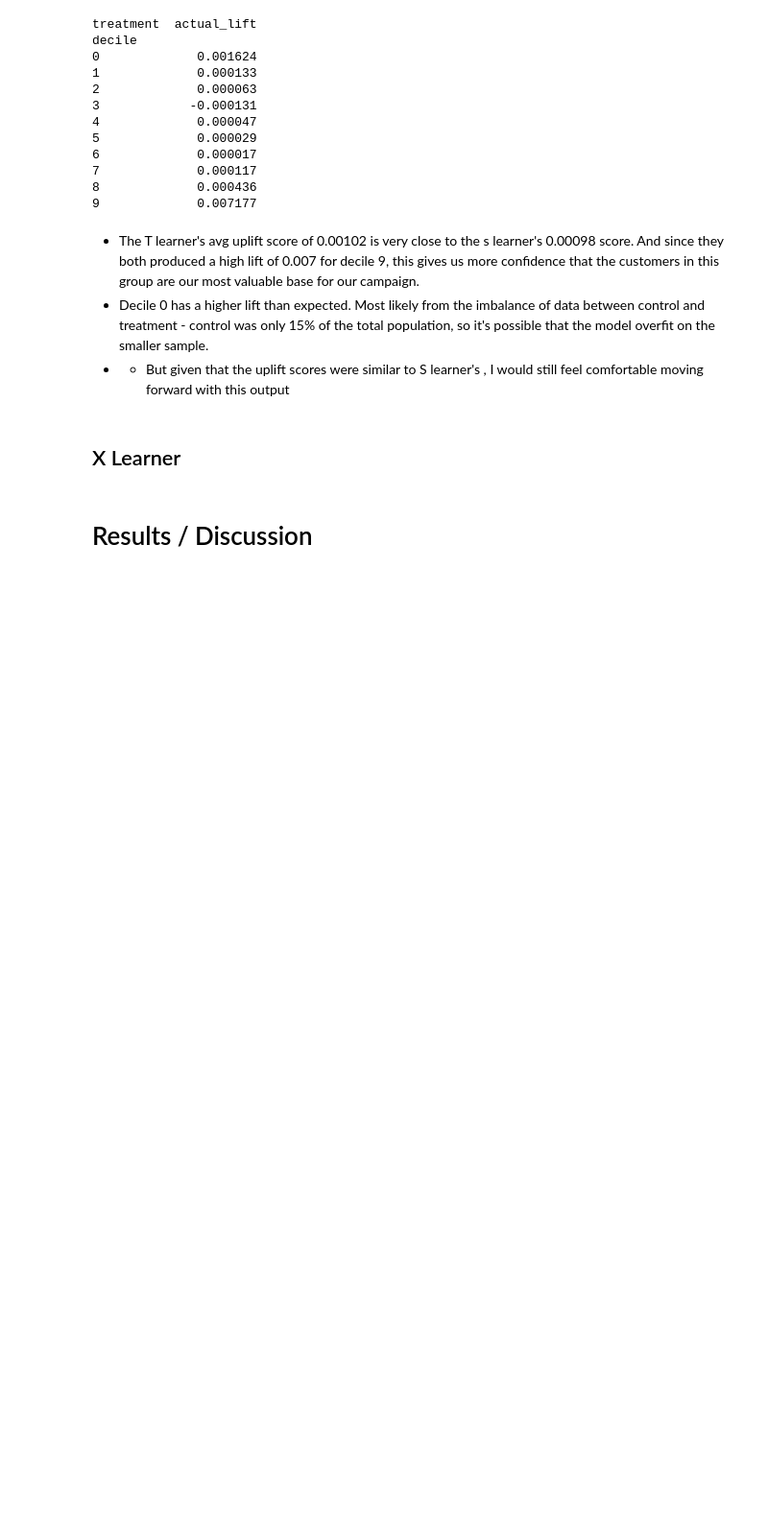
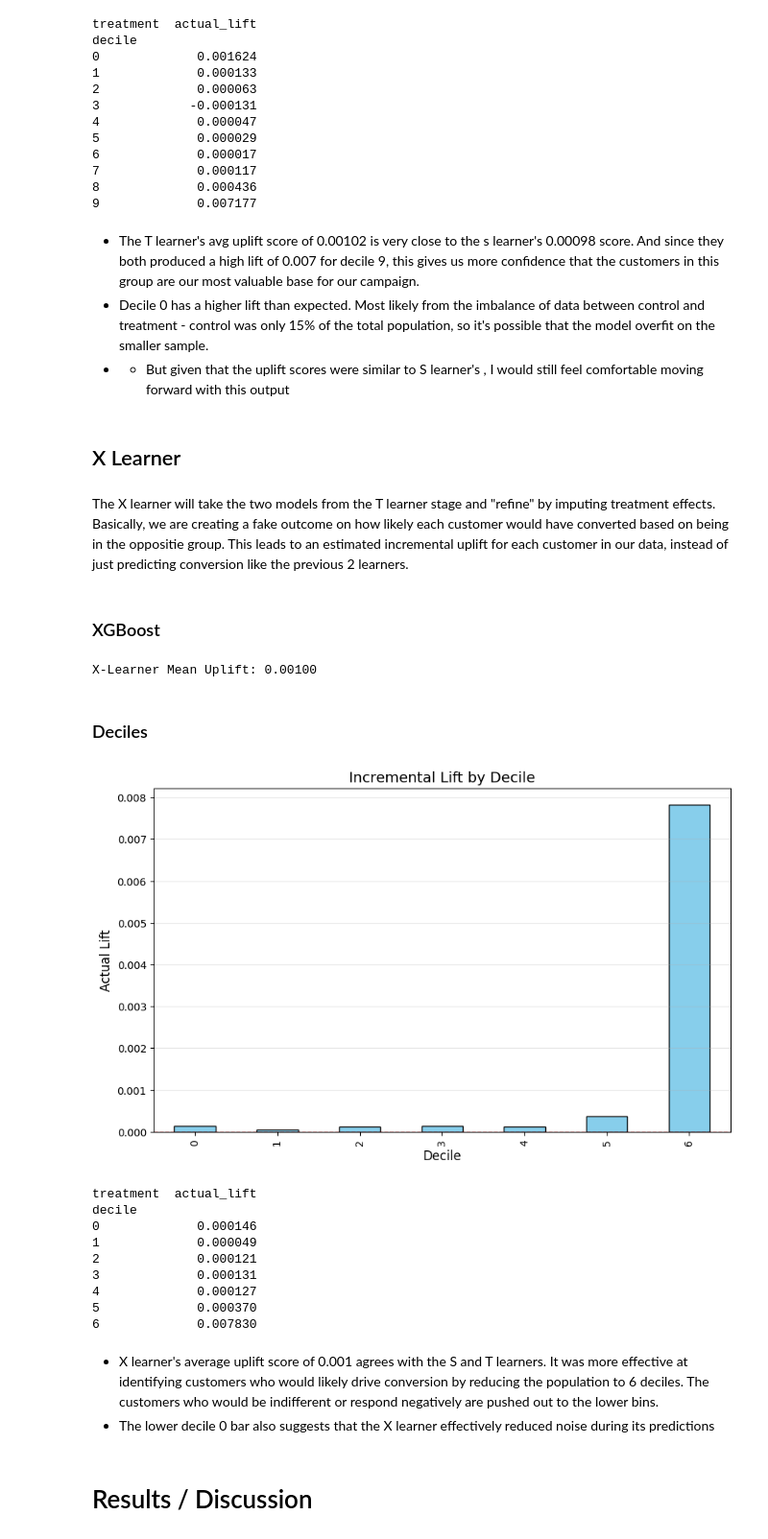
Before and after one commit to anicholson6/Personal-Portfolio, a Jupyter notebook: uplift-models/Criteo_Uplift_Model.ipynb, the cells around one changed output. Shown: that part at 96% size. Drawn from its saved outputs; the diff is of its cells as text; code cells hidden in the pictures; blank space fills up the shorter version.

Commit message:
x- learner and results

```diff
--- a/uplift-models/Criteo_Uplift_Model.ipynb
+++ b/uplift-models/Criteo_Uplift_Model.ipynb
@@ -364,5 +365,79 @@ decile
 * * But given that the uplift scores were similar to S learner's , I would still feel comfortable moving forward with this output
 # %% [markdown]
 ## X Learner
+# %% [markdown]
+The X learner will take the two models from the T learner stage and "refine" by imputing treatment effects. Basically, we are creating a fake outcome on how likely each customer would have converted based on being in the oppositie group. This leads to an estimated incremental uplift for each customer in our data, instead of just predicting conversion like the previous 2 learners.
+# %% [markdown]
+### XGBoost
+# %%
+# use train/test data and models from t learner section
+# still sue treatement - control
+
+# Treatment Group: Actual - Control Model prediction
+X_treat = X_train[X_train['treatment'] == 1][features]
+y_treat = y_train[X_train['treatment'] == 1]
+D_treat = y_treat - model_c.predict_proba(X_treat)[:, 1]
+
+# Control Group: Treatment Model prediction - Actual
+X_ctrl = X_train[X_train['treatment'] == 0][features]
+y_ctrl = y_train[X_train['treatment'] == 0]
+D_ctrl = model_t.predict_proba(X_ctrl)[:, 1] - y_ctrl
+
+# two new models now predict on D_treat and D_ctrl
+# use regression since we're dealing with continuous values
+
+model_t_2 = XGBRegressor(n_estimators=100, max_depth=5, learning_rate=0.1)
+model_t_2.fit(X_treat, D_treat)
+
+model_c_2 = XGBRegressor(n_estimators=100, max_depth=5, learning_rate=0.1)
+model_c_2.fit(X_ctrl, D_ctrl)
+
+# go with dataset's 85% treatment sample for weighted avg
+propensity = 0.85
+
+# predictions
+tau_t_preds = model_t_2.predict(X_test[features])
+tau_c_preds = model_c_2.predict(X_test[features])
+X_test['uplift_x_learner'] = (propensity * tau_c_preds) + ((1 - propensity) * tau_t_preds)
+
+print(f"X-Learner Mean Uplift Score: {X_test['uplift_x_learner'].mean():.5f}")
+# %% [output]
+X-Learner Mean Uplift: 0.00100
+# %% [markdown]
+### Deciles
+# %%
+X_test_results = X_test.copy()
+X_test_results['actual_conversion'] = y_test.values
+X_test_results['decile'] = pd.qcut(X_test_results['uplift_x_learner'], 10, labels=False,duplicates='drop')
+# drop duplicates for users with the same scores, which will lessen the number of bins for decile rankings
+analysis = X_test_results.groupby(['decile', 'treatment'])['actual_conversion'].mean().unstack()
+
+# lift per decile (treatment - control)
+analysis['actual_lift'] = analysis[1] - analysis[0]
+
+plt.figure(figsize=(10, 6))
+analysis['actual_lift'].plot(kind='bar', color='skyblue', edgecolor='black')
+plt.title('Incremental Lift by Decile', fontsize=14)
+plt.xlabel('Decile', fontsize=12)
+plt.ylabel('Actual Lift', fontsize=12)
+plt.axhline(0, color='red', linestyle='--', linewidth=1)
+plt.grid(axis='y', alpha=0.3)
+plt.show()
+
+print(analysis[['actual_lift']])
+# %% [output]
+[figure, added]
+treatment  actual_lift
+decile
+0             0.000146
+1             0.000049
+2             0.000121
+3             0.000131
+4             0.000127
+5             0.000370
+6             0.007830
+# %% [markdown]
+* X learner's average uplift score of 0.001 agrees with the S and T learners. It was more effective at identifying customers who would likely drive conversion by reducing the population to 6 deciles. The customers who would be indifferent or respond negatively are pushed out to the lower bins.
+* The lower decile 0 bar also suggests that the X learner effectively reduced noise during its predictions
 # %% [markdown]
 # Results / Discussion
```
Also changed, not shown: parts of 9 cells of this notebook.
